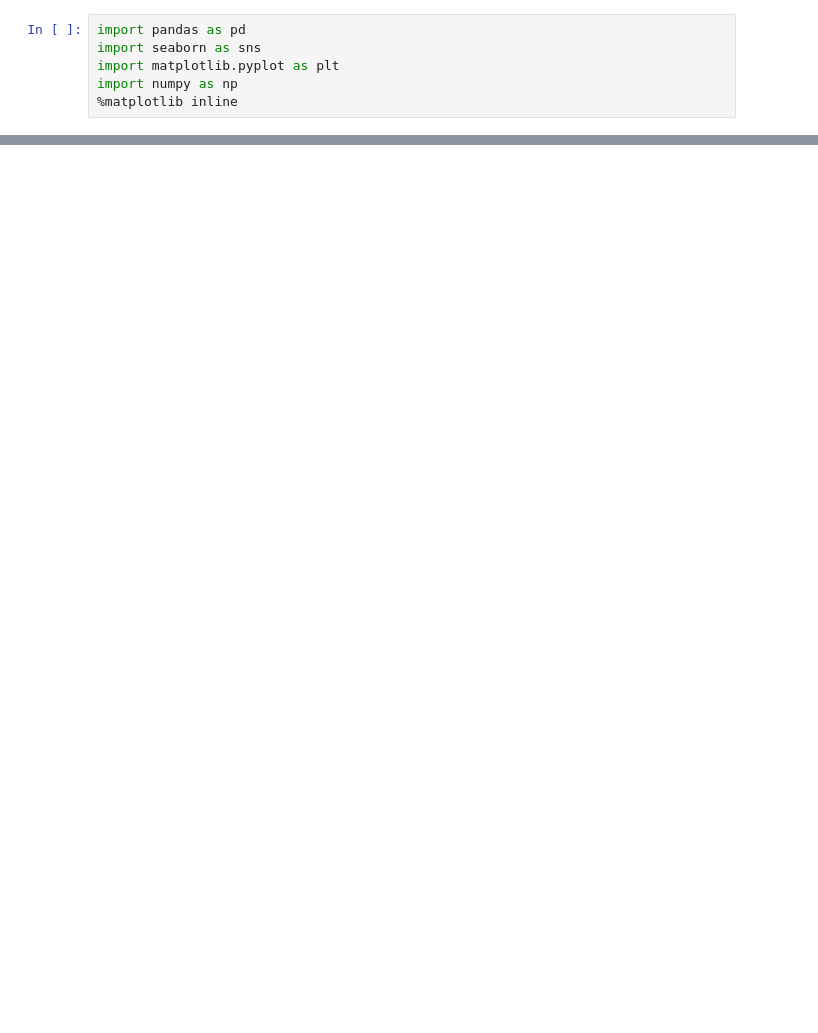
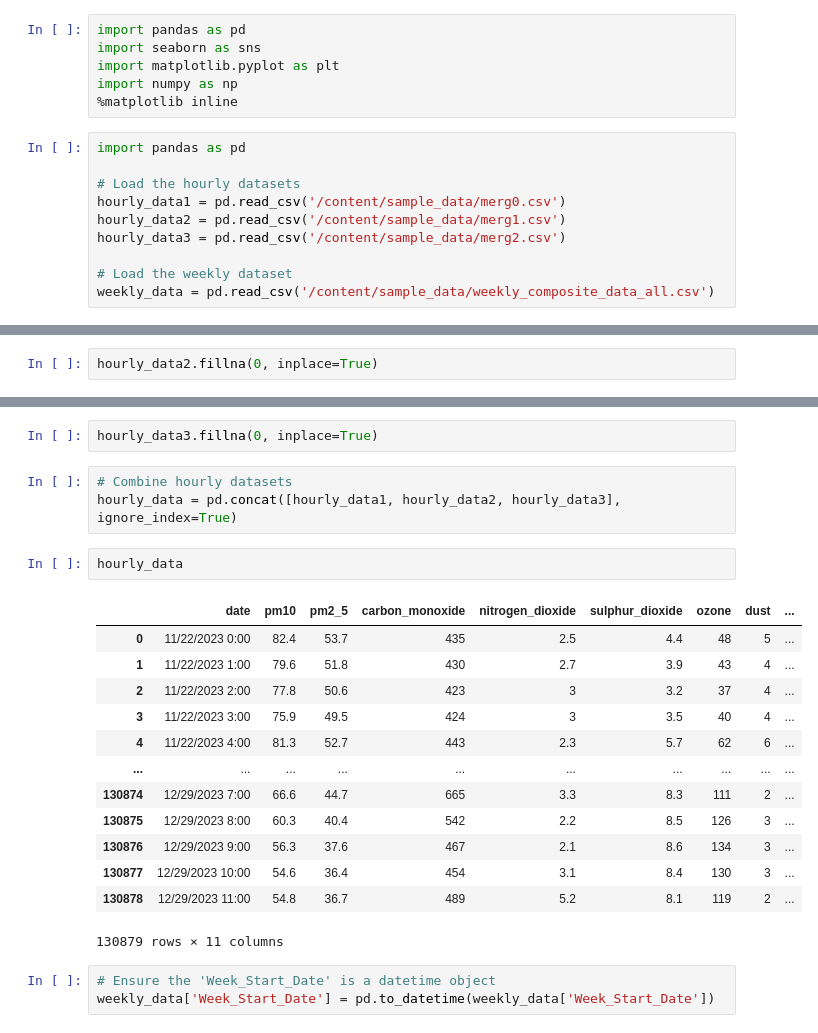
Before and after one commit to awaiskhan005/DATA-SCIENCE-AND-AI-, a Jupyter notebook: PUNJAB_AQI_CNN.ipynb, the cells around one changed output, grey strips where cells are left out. Cells and saved outputs as stored; diff of their text form; blank space fills up the shorter version.

```diff
--- a/PUNJAB_AQI_CNN.ipynb
+++ b/PUNJAB_AQI_CNN.ipynb
@@ -6,3 +6,13 @@ import seaborn as sns
 import matplotlib.pyplot as plt
 import numpy as np
 %matplotlib inline
+# %%
+import pandas as pd
+
+# Load the hourly datasets
+hourly_data1 = pd.read_csv('/content/sample_data/merg0.csv')
+hourly_data2 = pd.read_csv('/content/sample_data/merg1.csv')
+hourly_data3 = pd.read_csv('/content/sample_data/merg2.csv')
+
+# Load the weekly dataset
+weekly_data = pd.read_csv('/content/sample_data/weekly_composite_data_all.csv')
@@ -8,0 +49,2 @@ import numpy as np
+# %%
+hourly_data2.fillna(0, inplace=True)
@@ -8,0 +81,24 @@ import numpy as np
+# %%
+hourly_data3.fillna(0, inplace=True)
+# %%
+# Combine hourly datasets
+hourly_data = pd.concat([hourly_data1, hourly_data2, hourly_data3], ignore_index=True)
+# %%
+hourly_data
+# %% [output]
+|  | date | pm10 | pm2_5 | carbon_monoxide | nitrogen_dioxide | sulphur_dioxide | ozone | dust | ... |
+| 0 | 11/22/2023 0:00 | 82.4 | 53.7 | 435 | 2.5 | 4.4 | 48 | 5 | ... |
+| 1 | 11/22/2023 1:00 | 79.6 | 51.8 | 430 | 2.7 | 3.9 | 43 | 4 | ... |
+| 2 | 11/22/2023 2:00 | 77.8 | 50.6 | 423 | 3 | 3.2 | 37 | 4 | ... |
+| 3 | 11/22/2023 3:00 | 75.9 | 49.5 | 424 | 3 | 3.5 | 40 | 4 | ... |
+| 4 | 11/22/2023 4:00 | 81.3 | 52.7 | 443 | 2.3 | 5.7 | 62 | 6 | ... |
+| ... | ... | ... | ... | ... | ... | ... | ... | ... | ... |
+| 130874 | 12/29/2023 7:00 | 66.6 | 44.7 | 665 | 3.3 | 8.3 | 111 | 2 | ... |
+| 130875 | 12/29/2023 8:00 | 60.3 | 40.4 | 542 | 2.2 | 8.5 | 126 | 3 | ... |
+| 130876 | 12/29/2023 9:00 | 56.3 | 37.6 | 467 | 2.1 | 8.6 | 134 | 3 | ... |
+| 130877 | 12/29/2023 10:00 | 54.6 | 36.4 | 454 | 3.1 | 8.4 | 130 | 3 | ... |
+| 130878 | 12/29/2023 11:00 | 54.8 | 36.7 | 489 | 5.2 | 8.1 | 119 | 2 | ... |
+130879 rows × 11 columns
+# %%
+# Ensure the 'Week_Start_Date' is a datetime object
+weekly_data['Week_Start_Date'] = pd.to_datetime(weekly_data['Week_Start_Date'])
```
Also changed, not shown: parts of 28 cells of this notebook.
